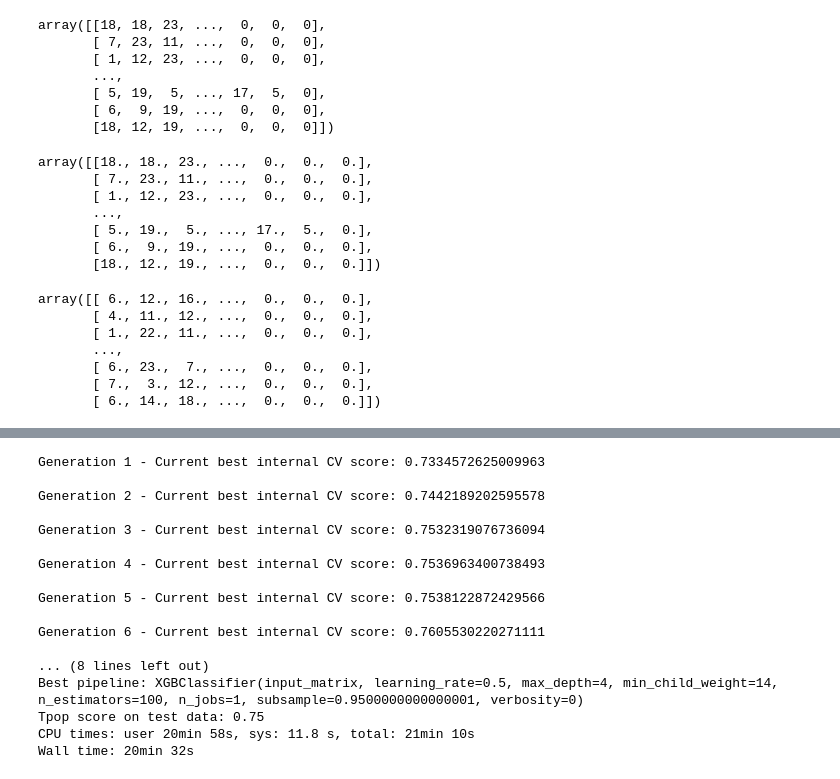
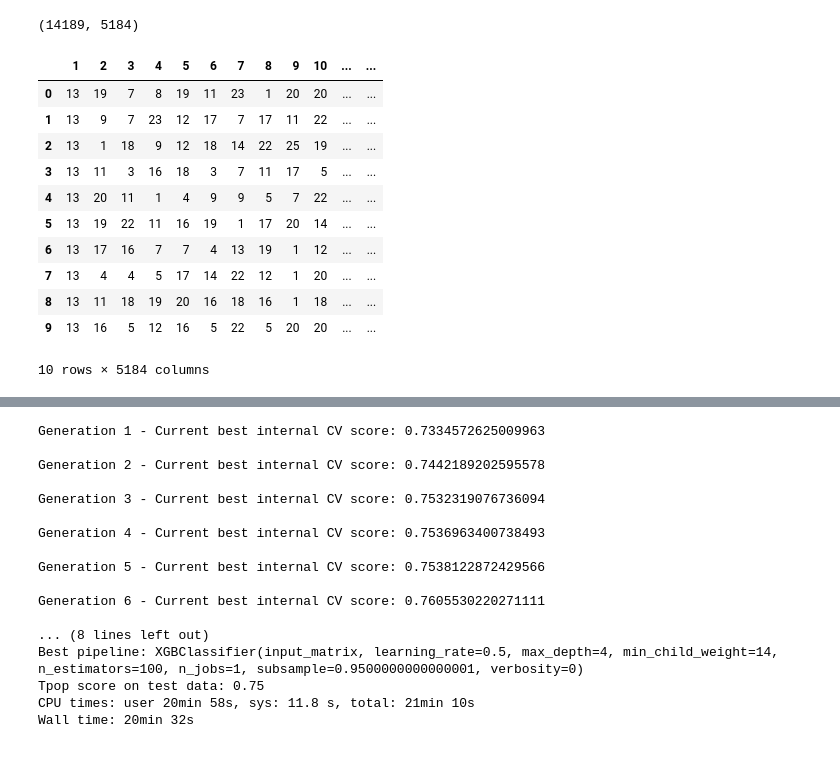
Before and after one commit to patrickmgebhard/language-of-proteins, a Jupyter notebook: baseline_dna.ipynb, the cells around one changed output, grey strips where cells are left out. Drawn from its saved outputs; the diff is of its cells as text; code cells hidden in the pictures.

Commit message:
add baseline model for dna binding

```diff
--- a/baseline_dna.ipynb
+++ b/baseline_dna.ipynb
@@ -3,2 +4,5 @@ import pandas as pd
 # %%
-training_data = pd.read_csv('data/dna_binding/train.csv') # reading the training dataset for acp
+test_data_num = pd.read_csv('data/dna_binding/test_only_numbers.csv')
+test_data_num = test_data_num.drop(labels='Unnamed: 0', axis=1)
+training_data_num = pd.read_csv('data/dna_binding/train_only_numbers.csv')
+training_data_num = training_data_num.drop(labels='Unnamed: 0', axis=1)
@@ -95,4 +40,9 @@ df3_sample.head(5)
 # %%
-y_train = df['label'].values
-X_train = df.drop(columns=['sequences','label']).values
+X_train = training_data_num.drop(columns=['code','label'])
+# add columns to X_train so that no. of columns is the same!
+X_train = X_train.join(pd.DataFrame(index=range(0, 14189, 1), columns=range(4913, 5185, 1)))
+
+X_test = test_data_num.drop(columns=['label'])
+y_train = training_data_num['label'].values
+y_test = test_data_num['label']
 # %%
@@ -102,44 +52,19 @@ array([0, 0, 1, ..., 0, 1, 0])
-# %%
-X_train
-# %% [output]
-array([[18, 18, 23, ...,  0,  0,  0],
-       [ 7, 23, 11, ...,  0,  0,  0],
-       [ 1, 12, 23, ...,  0,  0,  0],
-       ...,
-       [ 5, 19,  5, ..., 17,  5,  0],
-       [ 6,  9, 19, ...,  0,  0,  0],
-       [18, 12, 19, ...,  0,  0,  0]])
-# %%
-import numpy as np
-#X_train[X_train == ''] = 0 # not needed anymore
-X_train.astype(np.float64)
-# %% [output]
-array([[18., 18., 23., ...,  0.,  0.,  0.],
-       [ 7., 23., 11., ...,  0.,  0.,  0.],
-       [ 1., 12., 23., ...,  0.,  0.,  0.],
-       ...,
-       [ 5., 19.,  5., ..., 17.,  5.,  0.],
-       [ 6.,  9., 19., ...,  0.,  0.,  0.],
-       [18., 12., 19., ...,  0.,  0.,  0.]])
-# %%
-#repeat for test data
-df2 = pd.read_csv('PROTEINS/ACP/test_data.csv')
-df2[['c1','c2','c3','c4','c5','c6','c7','c8','c9','c10',
- 'c11','c12','c13','c14','c15','c16','c17','c18','c19','c20',
- 'c21','c22','c23','c24','c25','c26','c27','c28','c29','c30',
- 'c31','c32','c33','c34','c35','c36','c37','c38','c39','c40',
- 'c41','c42','c43','c44','c45','c46','c47','c48','c49',
- 'c50']] = df2.apply(splitchain,axis=1)
-for column in df2.columns[2:]:
-    df2[column] = df2[column].replace(letter_2num)
-y_test = df2['label'].values
-X_test = df2.drop(columns=['sequences','label']).values
-X_test.astype(np.float64)
-# %% [output]
-array([[ 6., 12., 16., ...,  0.,  0.,  0.],
-       [ 4., 11., 12., ...,  0.,  0.,  0.],
-       [ 1., 22., 11., ...,  0.,  0.,  0.],
-       ...,
-       [ 6., 23.,  7., ...,  0.,  0.,  0.],
-       [ 7.,  3., 12., ...,  0.,  0.,  0.],
-       [ 6., 14., 18., ...,  0.,  0.,  0.]])
+# %%
+X_train.shape
+# %% [output]
+(14189, 5184)
+# %%
+X_train.head(10)
+# %% [output]
+|  | 1 | 2 | 3 | 4 | 5 | 6 | 7 | 8 | 9 | 10 | ... | ... |
+| 0 | 13 | 19 | 7 | 8 | 19 | 11 | 23 | 1 | 20 | 20 | ... | ... |
+| 1 | 13 | 9 | 7 | 23 | 12 | 17 | 7 | 17 | 11 | 22 | ... | ... |
+| 2 | 13 | 1 | 18 | 9 | 12 | 18 | 14 | 22 | 25 | 19 | ... | ... |
+| 3 | 13 | 11 | 3 | 16 | 18 | 3 | 7 | 11 | 17 | 5 | ... | ... |
+| 4 | 13 | 20 | 11 | 1 | 4 | 9 | 9 | 5 | 7 | 22 | ... | ... |
+| 5 | 13 | 19 | 22 | 11 | 16 | 19 | 1 | 17 | 20 | 14 | ... | ... |
+| 6 | 13 | 17 | 16 | 7 | 7 | 4 | 13 | 19 | 1 | 12 | ... | ... |
+| 7 | 13 | 4 | 4 | 5 | 17 | 14 | 22 | 12 | 1 | 20 | ... | ... |
+| 8 | 13 | 11 | 18 | 19 | 20 | 16 | 18 | 16 | 1 | 18 | ... | ... |
+| 9 | 13 | 16 | 5 | 12 | 16 | 5 | 22 | 5 | 20 | 20 | ... | ... |
+10 rows × 5184 columns
```
Also changed, not shown: parts of 47 cells of this notebook, 4 other files.
